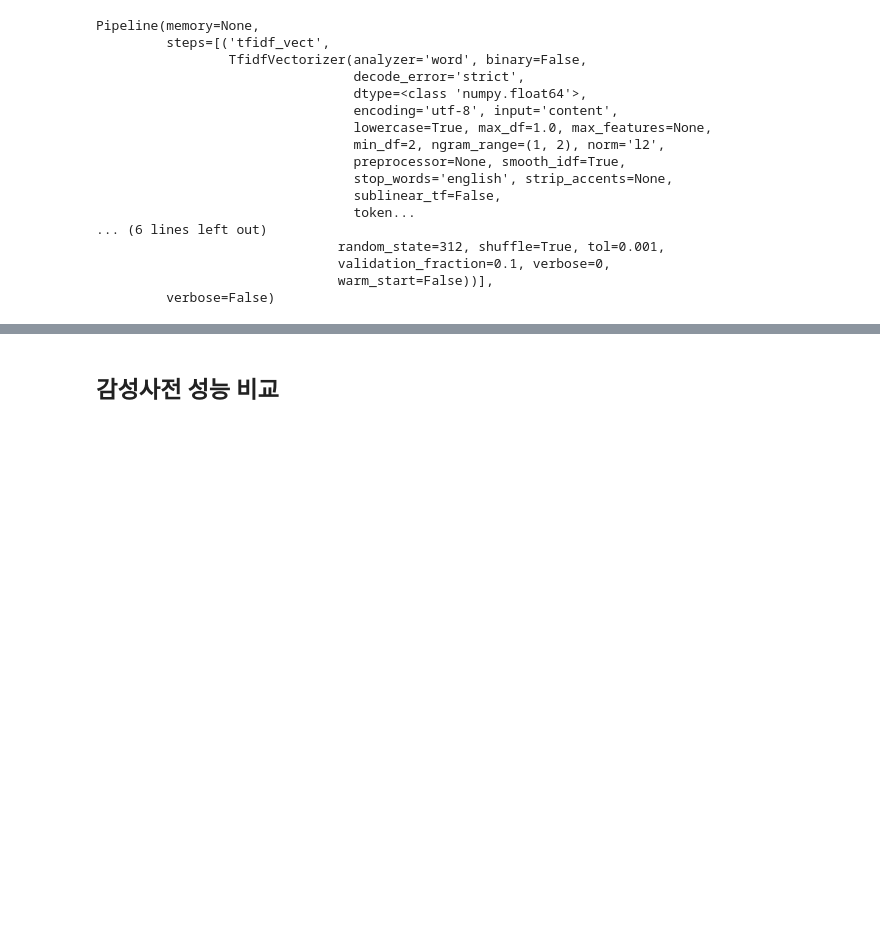
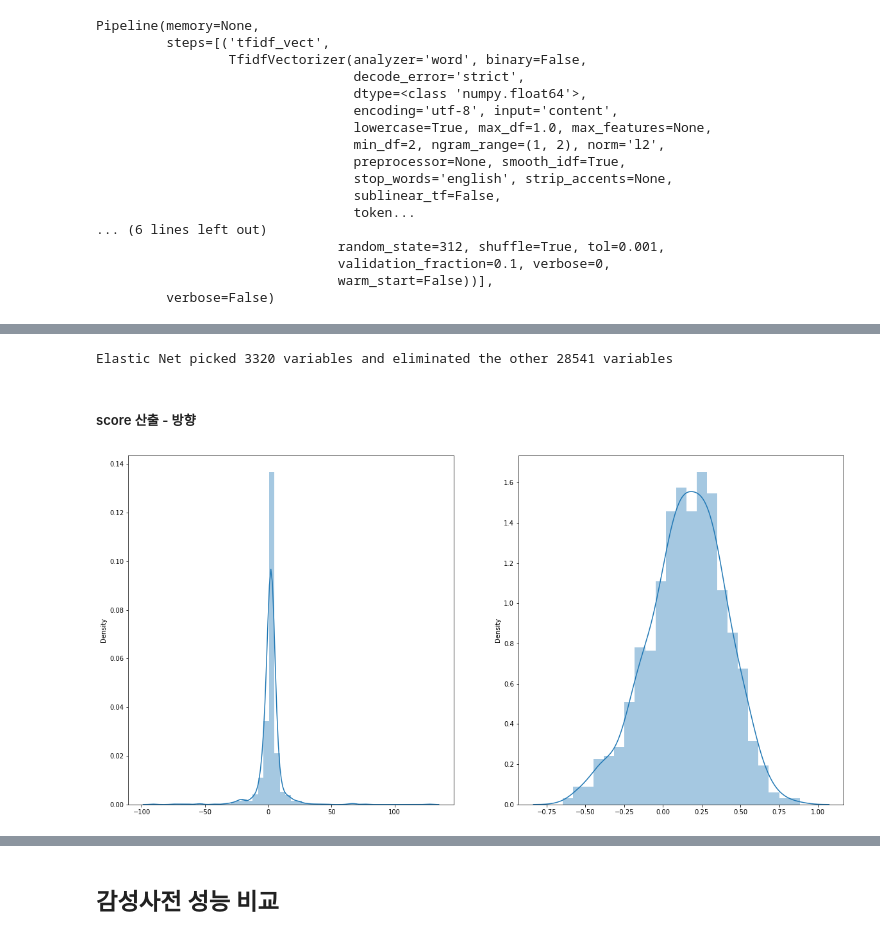
Before and after one commit to jej0312/bitcoin_volatility, a Jupyter notebook: Codes/Text/Text_preprocessing_news.ipynb, the cells around one changed output, grey strips where cells are left out. Cells and saved outputs as stored; diff of their text form; code cells hidden in the pictures; blank space fills up the shorter version.

```diff
--- a/Codes/Text/Text_preprocessing_news.ipynb
+++ b/Codes/Text/Text_preprocessing_news.ipynb
@@ -1271,0 +1385,2 @@ with open('news_'+pos+'_sen_score_'+method+'.pkl', 'wb') as f:
+# %%
+model = grid_search.best_estimator_
@@ -1271,0 +1413,22 @@ with open('news_'+pos+'_sen_score_'+method+'.pkl', 'wb') as f:
+# %%
+vocab = model.named_steps['tfidf_vect'].get_feature_names()
+coef = pd.Series(model.named_steps['el_clf'].coef_.flatten(), index = vocab) # https://www.kaggle.com/cast42/feature-selection-and-elastic-net
+# %%
+print("Elastic Net picked " + str(sum(coef != 0)) + " variables and eliminated the other " +  str(sum(coef == 0)) + " variables")
+# %% [output]
+Elastic Net picked 3320 variables and eliminated the other 28541 variables
+# %%
+coef = pd.DataFrame(coef)
+coef.columns = ['score']
+# %% [markdown]
+##### score 산출 - 방향
+# %%
+import pickle
+
+# 감성 지수 저장
+with open('news_'+pos+'_sentiment_words_'+method_vol+'.pkl', 'wb') as f:
+    pickle.dump(coef, f)
+
+# 감성 지수 불러오기
+with open('news_'+pos+'_sentiment_words_'+method_vol+'.pkl', 'rb') as f:
+    coef = pickle.load(f)
@@ -1271,0 +1496,8 @@ with open('news_'+pos+'_sen_score_'+method+'.pkl', 'wb') as f:
+# %%
+method = 'count'
+sen_score = cal_score(df['nouns'], coef, method=method)
+
+with open('news_'+pos+'_sen_score_'+method+'_'+method_vol+'.pkl', 'wb') as f:
+    pickle.dump(sen_score, f)
+# %% [output]
+[figure, added]
```
Also changed, not shown: parts of 127 cells of this notebook, 31 other files.
